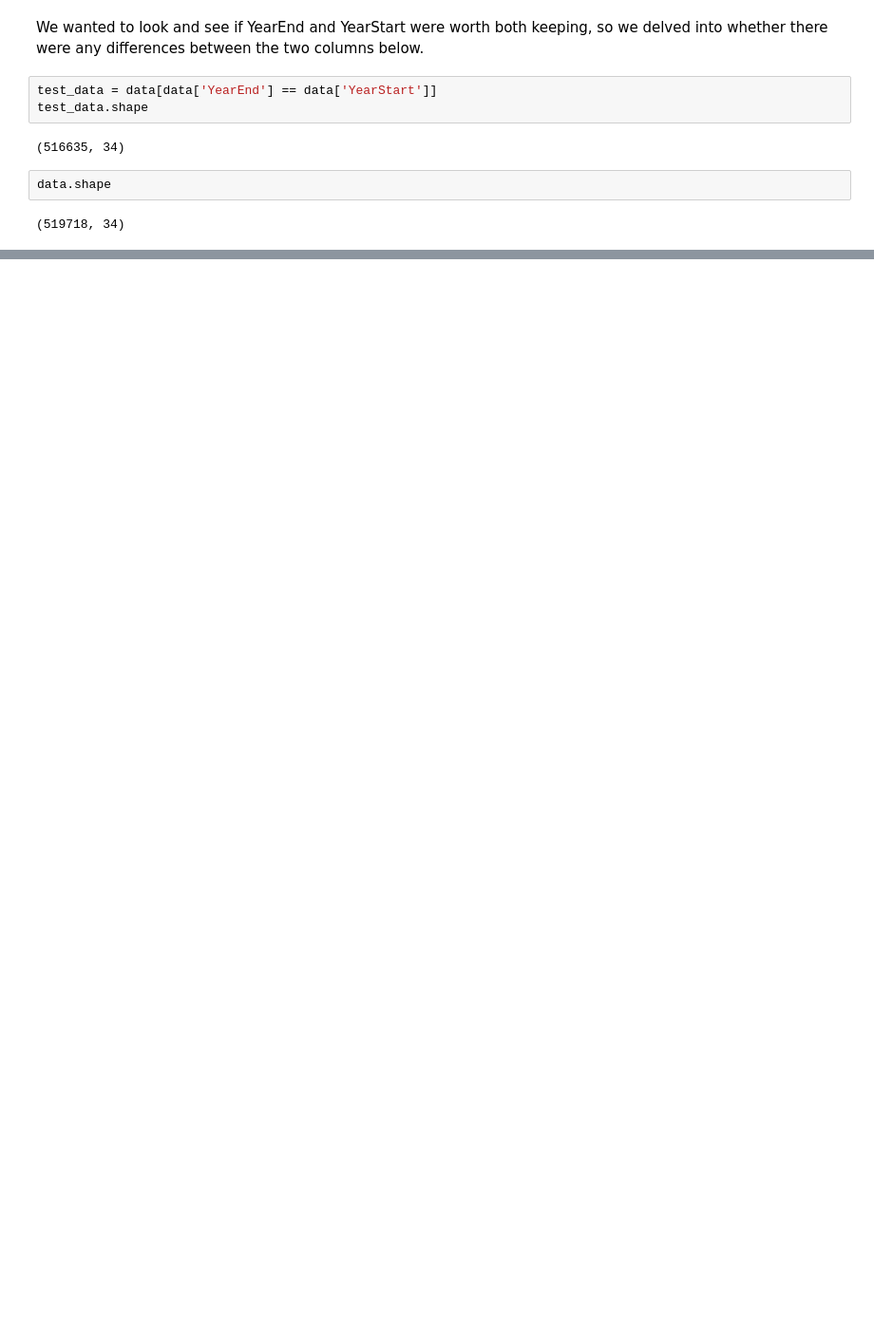
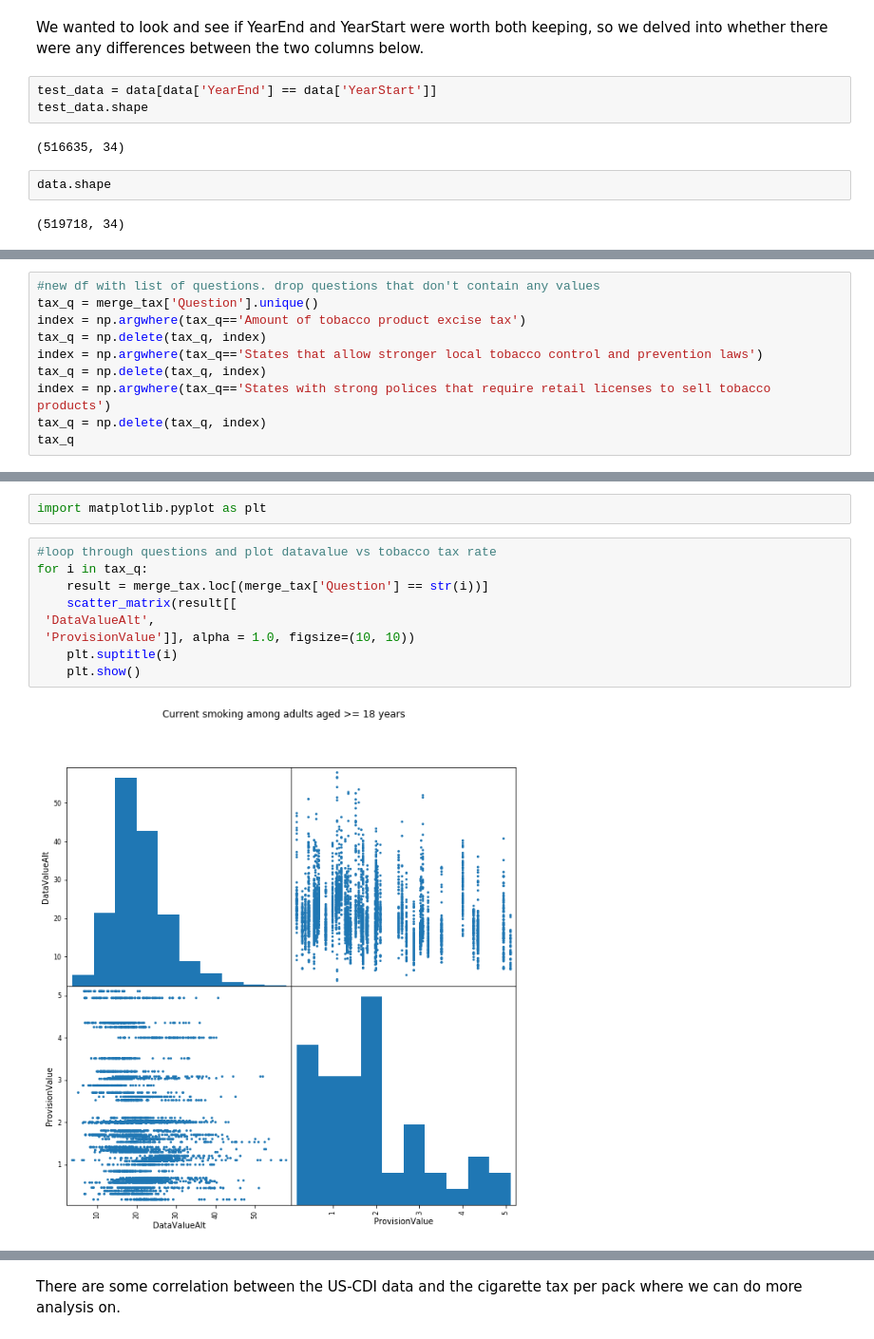
Before and after one commit to kwood16/US-CDI, a Jupyter notebook: Project Proposal.ipynb, the cells around one changed output, grey strips where cells are left out. Shown at 95% size. Cells and saved outputs as stored; diff of their text form; blank space fills up the shorter version.

```diff
--- a/Project Proposal.ipynb
+++ b/Project Proposal.ipynb
@@ -276,0 +439,10 @@ After looking at a lot of the columns, we decided to only keep 'YearStart', 'Yea
+# %%
+#new df with list of questions. drop questions that don't contain any values
+tax_q = merge_tax['Question'].unique()
+index = np.argwhere(tax_q=='Amount of tobacco product excise tax')
+tax_q = np.delete(tax_q, index)
+index = np.argwhere(tax_q=='States that allow stronger local tobacco control and prevention laws')
+tax_q = np.delete(tax_q, index)
+index = np.argwhere(tax_q=='States with strong polices that require retail licenses to sell tobacco products')
+tax_q = np.delete(tax_q, index)
+tax_q
@@ -276,0 +463,13 @@ After looking at a lot of the columns, we decided to only keep 'YearStart', 'Yea
+# %%
+import matplotlib.pyplot as plt
+# %%
+#loop through questions and plot datavalue vs tobacco tax rate
+for i in tax_q:
+    result = merge_tax.loc[(merge_tax['Question'] == str(i))]
+    scatter_matrix(result[[
+ 'DataValueAlt',
+ 'ProvisionValue']], alpha = 1.0, figsize=(10, 10))
+    plt.suptitle(i)
+    plt.show()
+# %% [output]
+[figure, added]
@@ -276,0 +488,2 @@ After looking at a lot of the columns, we decided to only keep 'YearStart', 'Yea
+# %% [markdown]
+There are some correlation between the US-CDI data and the cigarette tax per pack where we can do more analysis on.
```
Also changed, not shown: parts of 17 cells of this notebook, 2 other files.
